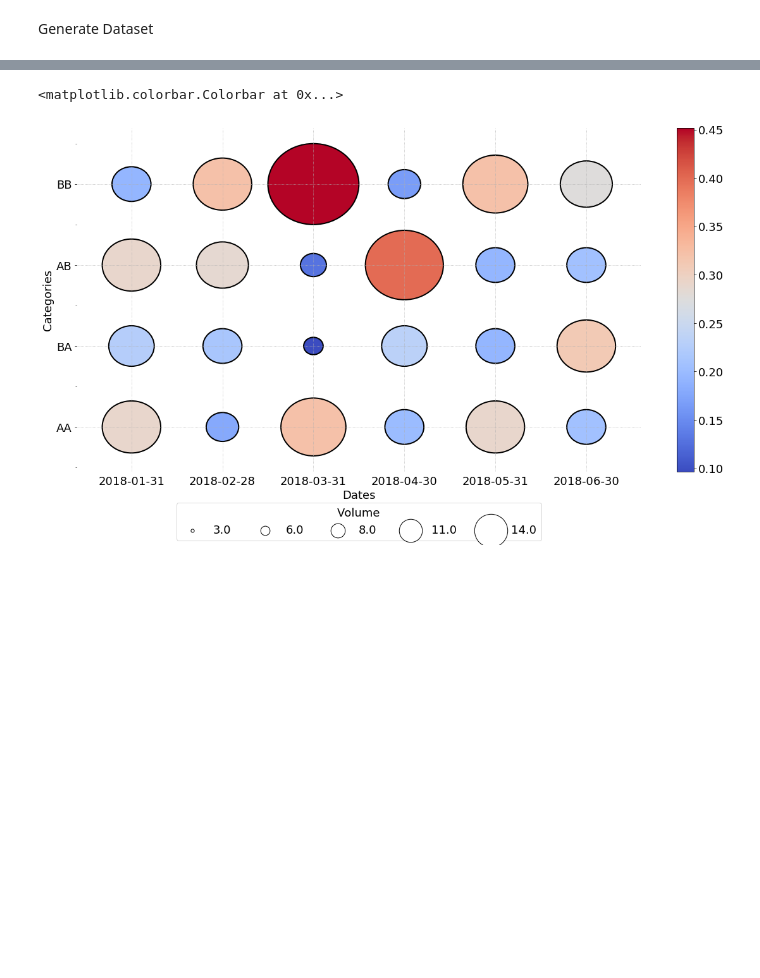
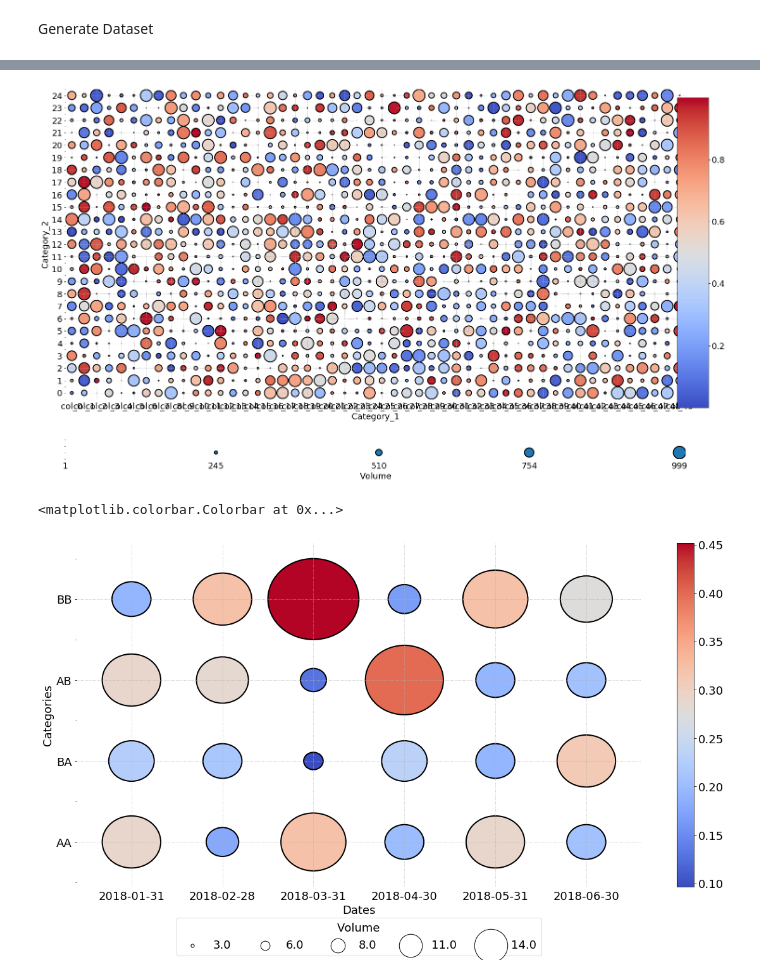
Before and after one commit to hsteinshiromoto/blog, a Jupyter notebook: notebooks/gists/heatmap.ipynb, the cells around one changed output, grey strips where cells are left out. Cells and saved outputs as stored; diff of their text form; code cells hidden in the pictures; blank space fills up the shorter version.

Commit message:
better plot

```diff
--- a/notebooks/gists/heatmap.ipynb
+++ b/notebooks/gists/heatmap.ipynb
@@ -127,3 +126,94 @@ heatmap, _ = heatmap_4d(volume, probabilities, xlabel="Category_1", ylabel="Cate
+# %%
+#srcs: https://blogs.oii.ox.ac.uk/bright/2014/08/12/point-size-legends-in-matplotlib-and-basemap-plots/
+from itertools import zip_longest
+from mpl_toolkits.axes_grid1 import make_axes_locatable, axes_size
+# Setup Grid and Values
+
+nrows = 25
+ncols = 50
+
+volume = pd.DataFrame(np.random.randint(0, 1000, size=(nrows, ncols)), columns=[f"col_{i}" for i in range(ncols)])
+probabilities = pd.DataFrame(np.random.rand(nrows, ncols), columns=[f"col_{i}" for i in range(ncols)])
+
+def heatmap_4d(volume, probabilities, xlabel="xlabel", ylabel="ylabel", figsize=(20, 30), ncircles=10):
+
+    # Get Labels
+    ylabels = volume.index
+    xlabels = volume.columns.values
+    x, y = np.meshgrid(np.arange(xlabels.shape[0]), np.arange(ylabels.shape[0]))
+
+    volume = volume.values
+    probabilities = probabilities.values
+
+    # Start figure setup
+    fig, heatmap = plt.subplots(figsize=figsize)
+
+    divider = make_axes_locatable(heatmap)
+
+    legend = divider.append_axes("bottom", size=1, pad=1)
+
+    radii_list = volume/volume.max()/2
+    circles = [plt.Circle((j,i), radius=r) for r, j, i in zip(radii_list.flat, x.flat, y.flat)]
+    col = PatchCollection(circles, array=probabilities.flatten(), cmap='coolwarm', edgecolors='k', linewidth=2)
+    heatmap.add_collection(col)
+
+    heatmap.set(xticks=np.arange(xlabels.shape[0]), yticks=np.arange(ylabels.shape[0])
+               ,xticklabels=xlabels, yticklabels=ylabels)
+
+    heatmap.set_xticks(np.arange(xlabels.shape[0]+1)-0.5, minor=True)
+    heatmap.set_yticks(np.arange(ylabels.shape[0]+1)-0.5, minor=True)
+    heatmap.grid(which='major', linestyle=":")
+    heatmap.set_ylabel(ylabel)
+    heatmap.set_xlabel(xlabel)
+
+    heatmap.axes.set_aspect('equal')
+
+    # Legend
+
+    leg_xticks = np.arange(xlabels.shape[0])
+    leg_yticks = range(2)
+
+    min_volume = min([volume for volume in volume.flatten() if volume>0])
+
+    leg_xticklabels = np.linspace(min_volume, max(volume.flatten()), len(leg_xticks), dtype=int)
+    leg_yticklabels = [0, 1]
+
+    leg_radii_list = list(np.percentile(radii_list.flatten(), [25, 50, 75]))
+    leg_radii_list.extend([min(radii_list.flatten()), max(radii_list.flatten())])
+    leg_radii_list = sorted(leg_radii_list)
+
+    leg_vol_idx = dict(zip_longest(leg_xticklabels, leg_xticks))
+    leg_vol_stats = list(np.percentile(volume.flatten(), [25, 50, 75]))
+    leg_vol_stats.extend([min_volume, max(volume.flatten())])
+    leg_vol_list = [leg_xticklabels[(np.abs(leg_xticklabels - volume)).argmin()] for volume in leg_vol_stats]
+
+    leg_circle_pos = [leg_vol_idx[item] for item in leg_vol_list]
+    leg_circle_pos = sorted(leg_circle_pos)
+
+    legend_circles = [plt.Circle((i, 0.5), radius=r) for r, i in zip(leg_radii_list, leg_circle_pos)]
+    legend_col = PatchCollection(legend_circles, edgecolors='k', linewidth=2)
+    legend.add_collection(legend_col)
+
+
+    xlabels = [label if label in leg_vol_list else "" for label in leg_xticklabels]
+    legend.set(xticks=leg_xticks, yticks=leg_yticks, xticklabels=xlabels, yticklabels=[])
+    legend.set_xticks(np.arange(len(leg_xticklabels))+0.5, minor=True)
+    legend.set_yticks(np.arange(len(leg_yticklabels))+0.5, minor=True)
+
+    legend.set_xlabel("Volume")
+    legend.axes.set_aspect('equal')
+#     legend.grid(which='major', linestyle=":")
+
+    axins = inset_axes(heatmap, width="5%", height="100%", loc='upper right', bbox_to_anchor=(0.05, 0., 1, 1), bbox_transform=heatmap.transAxes, borderpad=1)
+    fig.colorbar(col, cax=axins)
+
+    fig.tight_layout()
+
+    return heatmap, legend
+
+heatmap, _ = heatmap_4d(volume, probabilities, xlabel="Category_1", ylabel="Category_2", ncircles=10)
+# %% [output]
+[figure, added]
 # %%
 
 #srcs: https://blogs.oii.ox.ac.uk/bright/2014/08/12/point-size-legends-in-matplotlib-and-basemap-plots/
```
Also changed, not shown: parts of 1 cell of this notebook.
